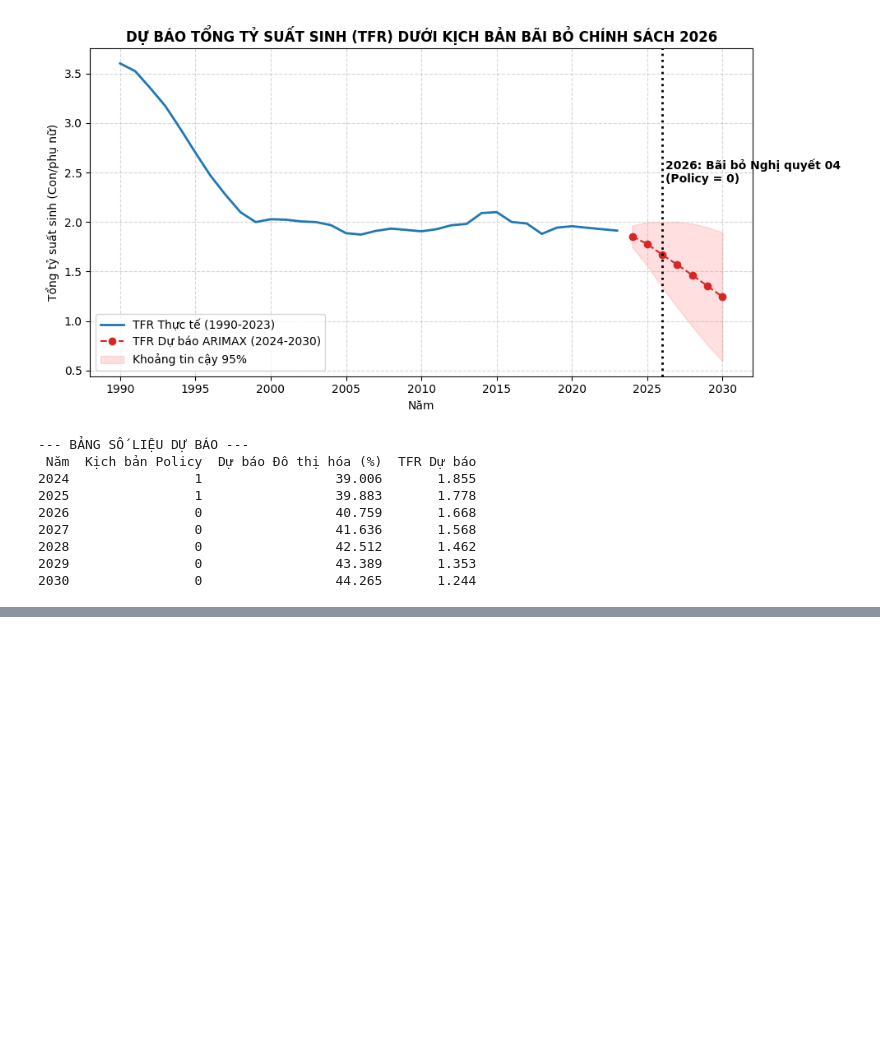
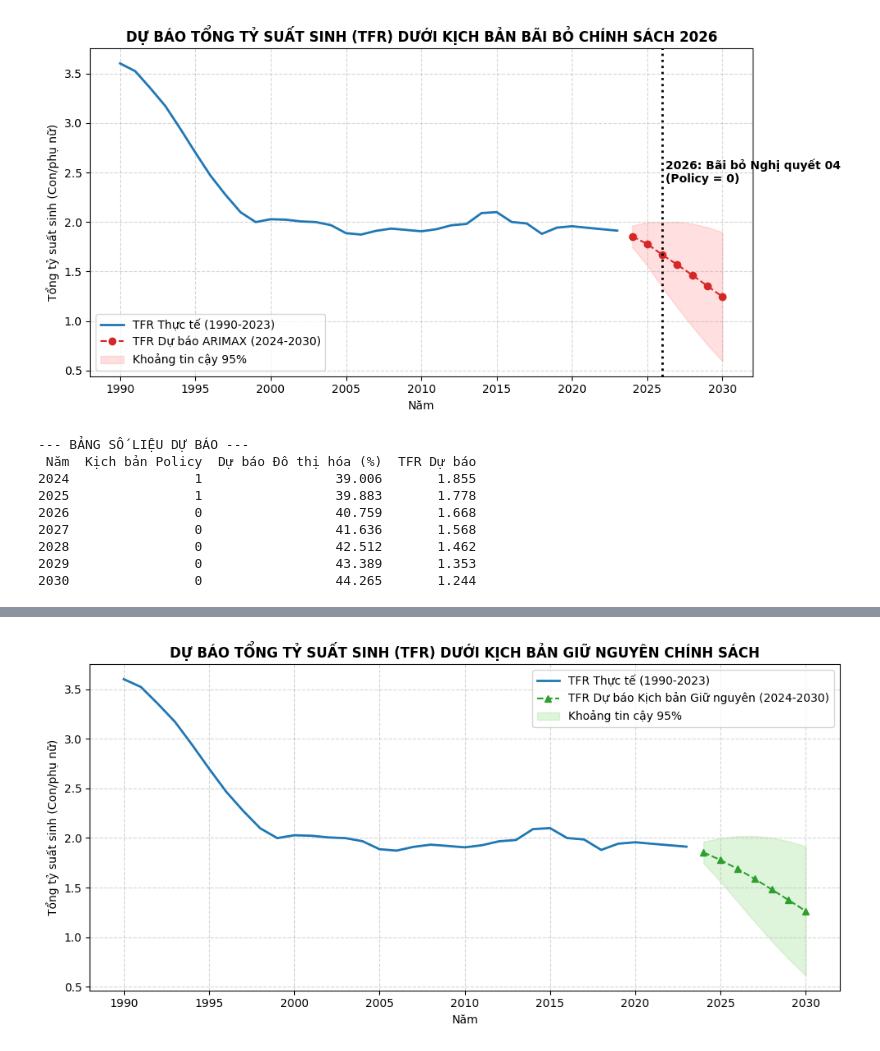
Before and after one commit to plkimtuyen05-boop/ktltsp.ueh25, a Jupyter notebook: TCC/Untitled2.ipynb, the cells around one changed output, grey strips where cells are left out. Cells and saved outputs as stored; diff of their text form; code cells hidden in the pictures; blank space fills up the shorter version.

```diff
--- a/TCC/Untitled2.ipynb
+++ b/TCC/Untitled2.ipynb
@@ -347,0 +594,80 @@ Warnings:
+# %%
+import pandas as pd
+import numpy as np
+import matplotlib.pyplot as plt
+from pmdarima import auto_arima
+import warnings
+warnings.filterwarnings("ignore") # Tắt các cảnh báo đỏ cho gọn kết quả
+
+# 1. NẠP VÀ CHUẨN BỊ DỮ LIỆU
+df = pd.read_excel("data.xlsx")
+
+# Tạo biến giả Chính sách (1 từ 1993, 0 trước đó)
+df['Policy_1993'] = np.where(df['Year'] >= 1993, 1, 0)
+
+# Lấy dữ liệu huấn luyện từ 1990 - 2023
+train_df = df[(df['Year'] >= 1990) & (df['Year'] <= 2023)].copy()
+train_df = train_df.dropna(subset=['TF', 'Policy_1993', 'UP'])
+
+# Khai báo Y và các biến X (Ngoại sinh)
+y_train = train_df['TF']
+X_train = train_df[['Policy_1993', 'UP']]
+
+# 2. HUẤN LUYỆN MÔ HÌNH ARIMAX
+print("\n" + "="*70)
+print("KẾT QUẢ HUẤN LUYỆN ARIMAX (CÓ BIẾN CHÍNH SÁCH VÀ ĐÔ THỊ HÓA)")
+print("="*70)
+
+# Thuật toán tự dò tìm cấu trúc tốt nhất
+model_arimax = auto_arima(y_train, X=X_train,
+                          seasonal=False, stepwise=True,
+                          trace=False, suppress_warnings=True)
+print(model_arimax.summary())
+
+# 3. THIẾT LẬP KỊCH BẢN TƯƠNG LAI (2024 - 2030)
+future_years = np.arange(2024, 2031)
+
+# *** KỊCH BẢN CHÍNH SÁCH: GIỮ NGUYÊN (1) TRONG TOÀN BỘ GIAI ĐOẠN DỰ BÁO ***
+future_policy = [1, 1, 1, 1, 1, 1, 1]
+
+# Kịch bản Đô thị hóa: Giả định tăng trung bình dựa trên quán tính 5 năm cuối
+last_5_up = train_df['UP'].tail(5).values
+avg_up_growth = np.mean(np.diff(last_5_up))
+last_up = train_df['UP'].iloc[-1]
+future_up = [last_up + avg_up_growth * i for i in range(1, 8)]
+
+# Tạo ma trận biến ngoại sinh cho tương lai
+X_future = pd.DataFrame({'Policy_1993': future_policy, 'UP': future_up}, index=future_years)
+
+# 4. THỰC HIỆN DỰ BÁO
+forecast, conf_int = model_arimax.predict(n_periods=7, X=X_future, return_conf_int=True)
+
+# 5. VẼ BIỂU ĐỒ DỰ BÁO TRỰC QUAN
+plt.figure(figsize=(10, 5))
+
+# TFR Thực tế
+plt.plot(train_df['Year'], train_df['TF'], label='TFR Thực tế (1990-2023)', color='#1f77b4', linewidth=2)
+
+# TFR Dự báo (Màu xanh lá để phân biệt với kịch bản trước)
+plt.plot(future_years, forecast, label='TFR Dự báo Kịch bản Giữ nguyên (2024-2030)', color='#2ca02c', linestyle='--', marker='^')
+
+# Vẽ vùng tin cậy 95%
+plt.fill_between(future_years, conf_int[:, 0], conf_int[:, 1], color='#98df8a', alpha=0.3, label='Khoảng tin cậy 95%')
+
+# Tùy chỉnh biểu đồ
+plt.title('DỰ BÁO TỔNG TỶ SUẤT SINH (TFR) DƯỚI KỊCH BẢN GIỮ NGUYÊN CHÍNH SÁCH', fontsize=12, fontweight='bold')
+plt.xlabel('Năm')
+plt.ylabel('Tổng tỷ suất sinh (Con/phụ nữ)')
+plt.grid(True, linestyle='--', alpha=0.5)
+plt.legend()
+plt.tight_layout()
+
+# Lưu ảnh để dán vào bài
+plt.savefig("Forecast_Keep_Policy.png", dpi=300)
+plt.show()
+
+# 6. IN SỐ LIỆU ĐỂ BẠN LẤY BẢNG
+forecast_df = pd.DataFrame({'Năm': future_years, 'Kịch bản Policy': future_policy, 'Dự báo Đô thị hóa (%)': future_up, 'TFR Dự báo': forecast})
+print("\n--- BẢNG SỐ LIỆU DỰ BÁO KỊCH BẢN GIỮ NGUYÊN CHÍNH SÁCH ---")
+print(forecast_df.round(3).to_string(index=False))
+# %% [output]
@@ -347,0 +691 @@ Warnings:
+[figure, added]
```
Also changed, not shown: parts of 9 cells of this notebook, 3 other files.
